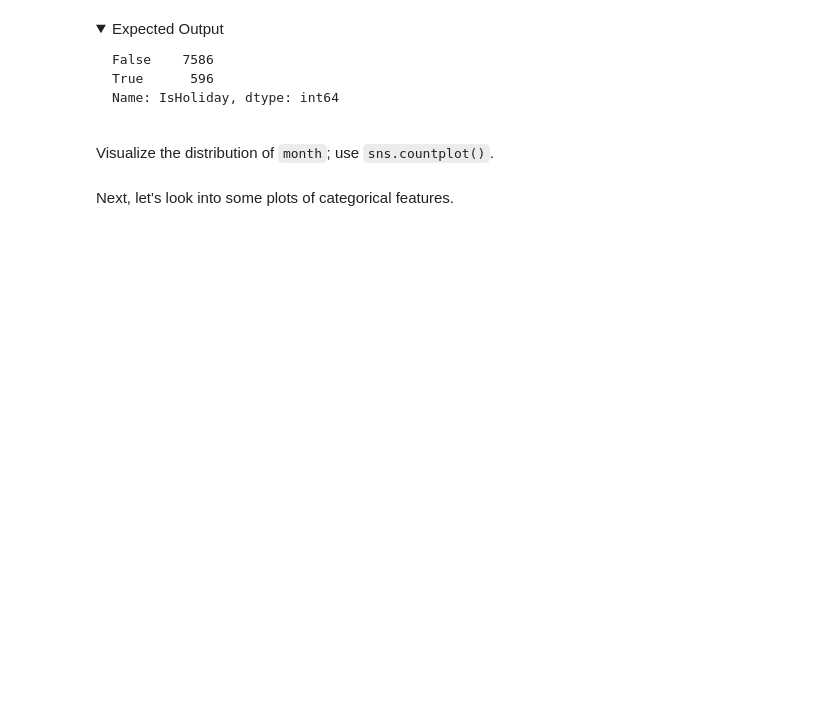
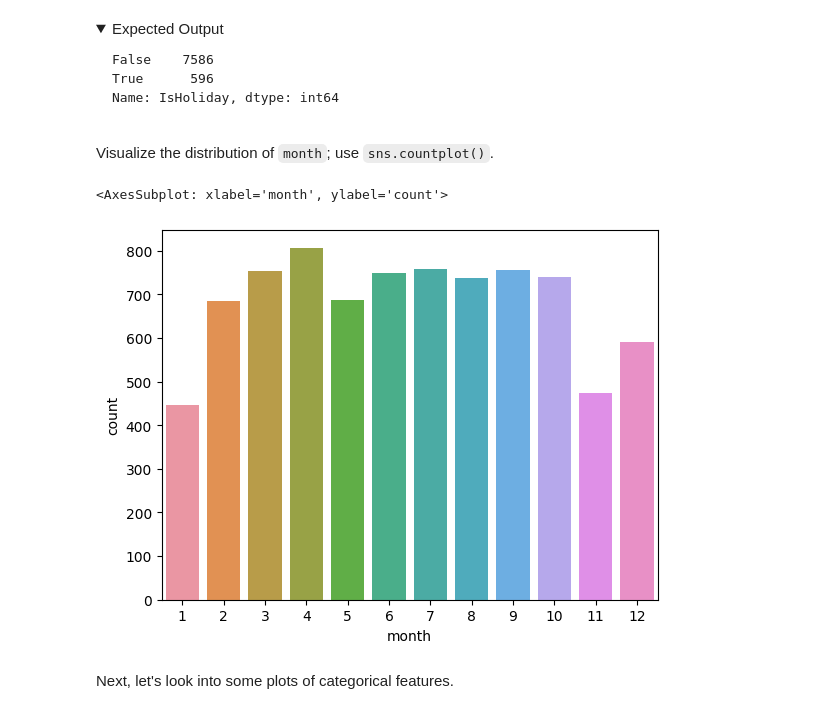
Before and after one commit to patrickmgebhard/MLE-11, a Jupyter notebook: assignments/week-04-data-eng-airflow/nb/walmart-sales-data.ipynb, the cells around one changed output. Saved outputs shown, nothing was run; the diff lists cells and outputs as text; code cells hidden in the pictures; folded sections open; blank space fills up the shorter version.

```diff
--- a/assignments/week-04-data-eng-airflow/nb/walmart-sales-data.ipynb
+++ b/assignments/week-04-data-eng-airflow/nb/walmart-sales-data.ipynb
@@ -514,7 +531,10 @@ Name: IsHoliday, dtype: int64
 # %% [markdown]
 Visualize the distribution of `month`; use `sns.countplot()`.
 # %%
-# YOUR CODE HERE
+sns.countplot(x=df_train['month'])
+# %% [output]
+<AxesSubplot: xlabel='month', ylabel='count'>
+[figure, added]
 # %% [markdown]
 Next, let's look into some plots of categorical features.
 # %%
```
Also changed, not shown: parts of 21 cells of this notebook.
